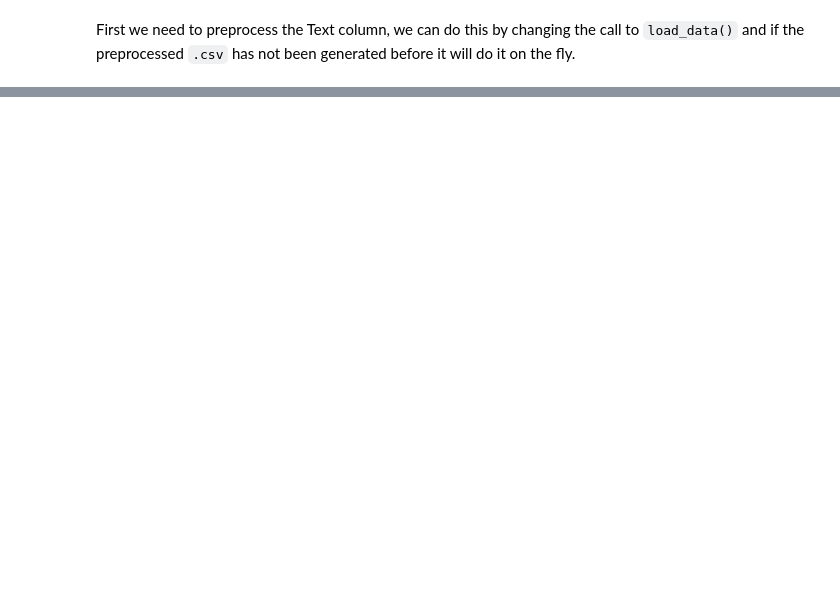
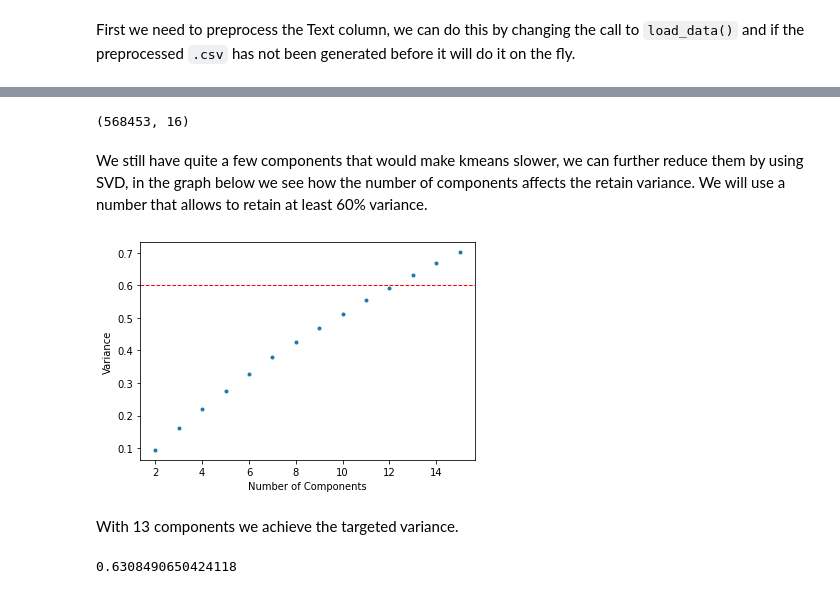
Before and after one commit to msterpa87/ADM-HW4, a Jupyter notebook: main.ipynb, the cells around one changed output, grey strips where cells are left out. Cells and saved outputs as stored; diff of their text form; code cells hidden in the pictures; blank space fills up the shorter version.

```diff
--- a/main.ipynb
+++ b/main.ipynb
@@ -62,0 +69,28 @@ processed_reviews_df.head()
+# %%
+from sklearn.feature_extraction.text import TfidfVectorizer
+
+tfidf = TfidfVectorizer(
+        stop_words='english',
+        min_df=0.15
+    )
+
+reviews_tfidf = tfidf.fit_transform(reviews_list)
+reviews_tfidf.shape
+# %% [output]
+(568453, 16)
+# %% [markdown]
+We still have quite a few components that would make kmeans slower, we can further reduce them by using SVD, in the graph below we see how the number of components affects the retain variance. We will use a number that allows to retain at least 60% variance.
+# %%
+from plots import *
+
+plot_variance(reviews_tfidf)
+# %% [output]
+[figure, added]
+# %% [markdown]
+With 13 components we achieve the targeted variance.
+# %%
+svd = TruncatedSVD(n_components=13)
+points = svd.fit_transform(reviews_tfidf)
+svd.explained_variance_.sum()
+# %% [output]
+0.6308490650424118
```
Also changed, not shown: parts of 6 cells of this notebook, 3 other files.
